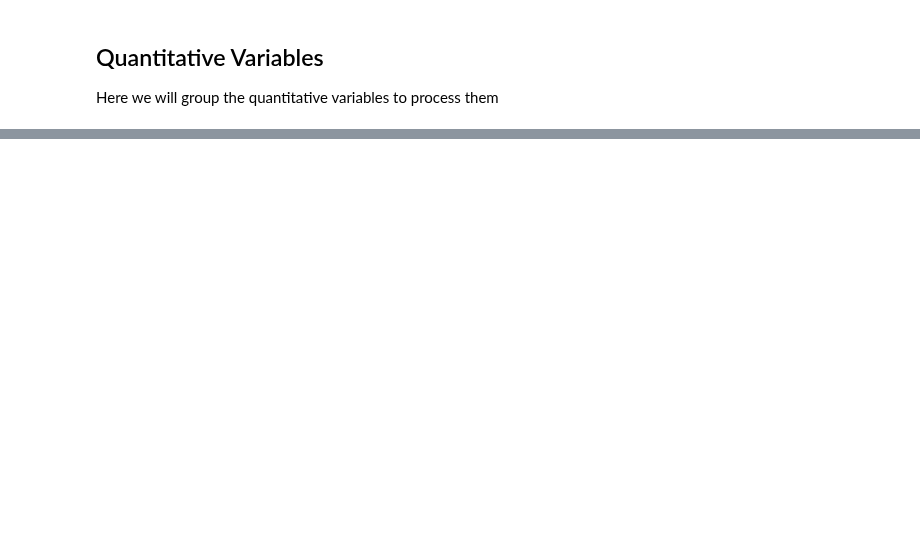
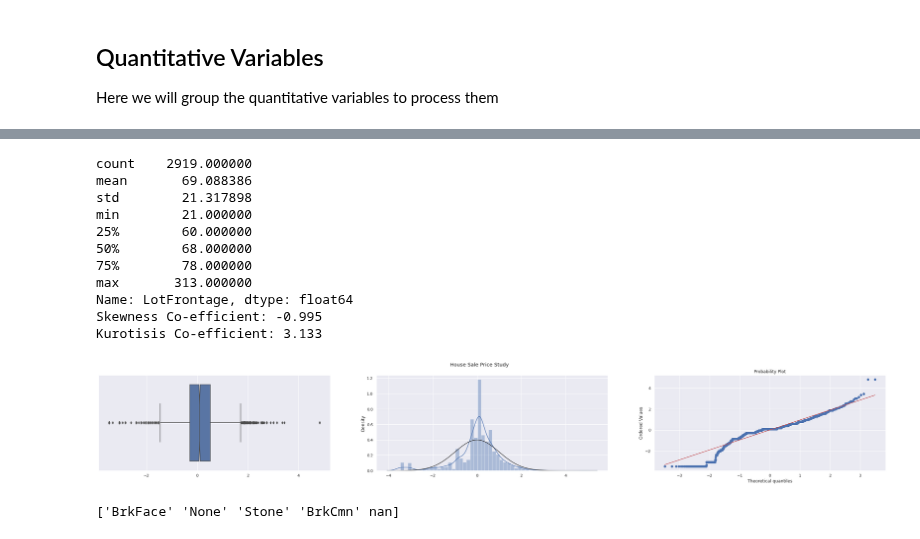
Before and after one commit to Blizter/regression-techniques, a Jupyter notebook: notebooks/variables_processing.ipynb, the cells around one changed output, grey strips where cells are left out. Cells and saved outputs as stored; diff of their text form; code cells hidden in the pictures; blank space fills up the shorter version.

```diff
--- a/notebooks/variables_processing.ipynb
+++ b/notebooks/variables_processing.ipynb
@@ -107,0 +307,59 @@ quantitative_variables = []
+# %%
+# MISSING VALUES IMPUTATION IMPUTATION
+
+# Median imputation to avoid adding skewness to data
+concat_data["LotFrontage"].fillna(value=concat_data["LotFrontage"].median(), inplace=True)
+print(concat_data["LotFrontage"].describe())
+
+
+# log-trandform
+log_lot_frontage = np.log1p(concat_data["LotFrontage"])
+scaler = StandardScaler().fit(log_lot_frontage.values.reshape(-1,1))
+transformed_lot_frontage = scaler.transform(log_lot_frontage.values.reshape(-1,1))
+
+print(f"Skewness Co-efficient: {round(log_lot_frontage.skew(), 3)}")
+print(f"Kurotisis Co-efficient: {round(log_lot_frontage.kurtosis(), 3)}")
+
+## Target description plots
+fig, (ax1,ax2,ax3) = plt.subplots(1,3,figsize=(40,5))
+fig.suptitle("House Sale Price Study")
+
+# Histogram
+sns.distplot(transformed_lot_frontage, fit=stats.norm, ax=ax2)
+
+# Q-Q Probability plot
+### flatten center-scale tuple
+import itertools
+flattened_tranformed = list(itertools.chain(*transformed_lot_frontage))
+stats.probplot(np.asanyarray(flattened_tranformed), plot=ax3)
+
+#boxplot
+sns.boxplot(transformed_lot_frontage, notch=True, ax=ax1)
+
+plt.show()
+# %% [output]
+count    2919.000000
+mean       69.088386
+std        21.317898
+min        21.000000
+25%        60.000000
+50%        68.000000
+75%        78.000000
+max       313.000000
+Name: LotFrontage, dtype: float64
+Skewness Co-efficient: -0.995
+Kurotisis Co-efficient: 3.133
+[figure, added]
+# %%
+## Masonry Veneer Type and Area
+
+# print(concat_data["MasVnrArea"].unique())
+print(concat_data["MasVnrType"].unique())
+
+mode_val = concat_data.MasVnrType.value_counts().idxmax()    # 'None'
+concat_data['MasVnrType'].fillna(mode_val, inplace=True)
+
+median_val = concat_data.MasVnrArea.median()     # 0
+concat_data['MasVnrArea'].fillna(median_val, inplace=True)
+# %% [output]
+['BrkFace' 'None' 'Stone' 'BrkCmn' nan]
```
Also changed, not shown: parts of 17 cells of this notebook.
